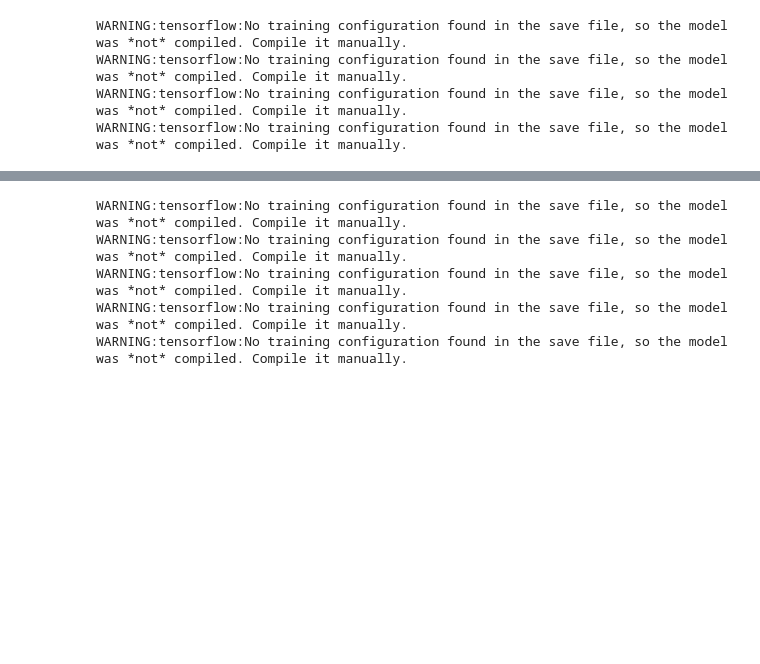
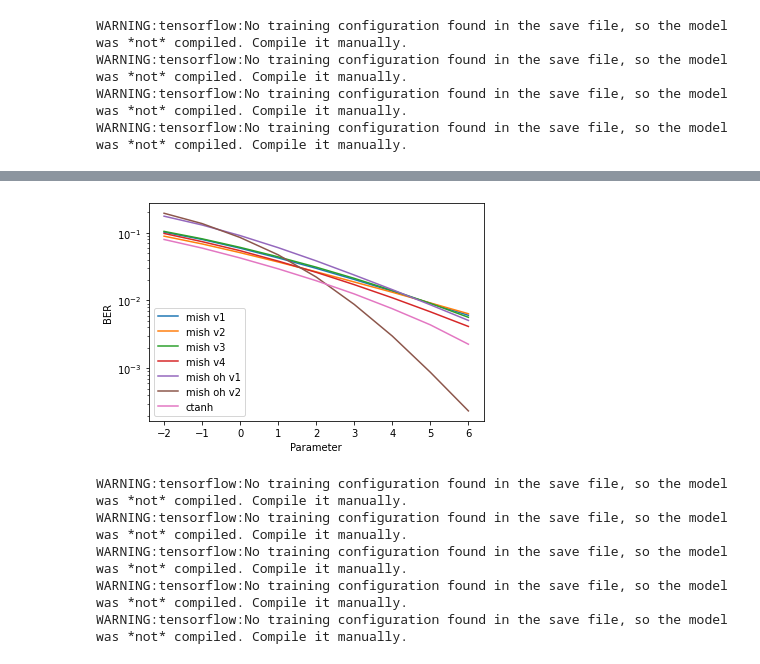
Before and after one commit to remzawi/deep_fec, a Jupyter notebook: AWGNAutoencoder_Plots.ipynb, the cells around one changed output, grey strips where cells are left out. Saved outputs shown, nothing was run; the diff lists cells and outputs as text; code cells hidden in the pictures; blank space fills up the shorter version.

```diff
--- a/AWGNAutoencoder_Plots.ipynb
+++ b/AWGNAutoencoder_Plots.ipynb
@@ -82,0 +90,21 @@ computeBER(encoder_list,decoder_list,['normal','normal','normal'],['normal','nor
+# %%
+from tensorflow.keras.models import load_model
+
+encoder1,decoder1=load_model('AWGNEncoder_mish.h5',custom_objects={'AWGN':AWGN,'normLayer':normLayer}),load_model('AWGNDecoder_mish.h5',custom_objects={'AWGN':AWGN},compile=False)
+encoder2,decoder2=load_model('AWGNEncoder_mish2.h5',custom_objects={'AWGN':AWGN,'normLayer':normLayer}),load_model('AWGNDecoder_mish2.h5',custom_objects={'AWGN':AWGN},compile=False)
+encoder3,decoder3=load_model('AWGNEncoder_mish3.h5',custom_objects={'AWGN':AWGN,'normLayer':normLayer}),load_model('AWGNDecoder_mish3.h5',custom_objects={'AWGN':AWGN},compile=False)
+encoder4,decoder4=load_model('AWGNEncoder_mish4.h5',custom_objects={'AWGN':AWGN,'normLayer':normLayer}),load_model('AWGNDecoder_mish4.h5',custom_objects={'AWGN':AWGN},compile=False)
+encoder5,decoder5=load_model('AWGNEncoder_mishoh.h5',custom_objects={'AWGN':AWGN,'normLayer':normLayer}),load_model('AWGNDecoder_mishoh.h5',custom_objects={'AWGN':AWGN},compile=False)
+encoder6,decoder6=load_model('AWGNEncoder_mishoh2.h5',custom_objects={'AWGN':AWGN,'pseudoNorm':pseudoNorm}),load_model('AWGNDecoder_mishoh2.h5',custom_objects={'AWGN':AWGN},compile=False)
+encoder7,decoder7=load_model('AWGNEncoder_ctanh.h5',custom_objects={'AWGN':AWGN,'normLayer':normLayer,'cTanh':cTanh}),load_model('AWGNDecoder_ctanh.h5',custom_objects={'AWGN':AWGN},compile=False)
+
+
+
+#encoder_list,decoder_list=[encoder1],[decoder1]
+encoder_list,decoder_list=[encoder1,encoder2,encoder3,encoder4,encoder5,encoder6,encoder7],[decoder1,decoder2,decoder3,decoder4,decoder5,decoder6,decoder7]
+computeBER(encoder_list,decoder_list,['normal','normal','normal','normal','onehot','onehot','normal'],['normal','normal','normal','normal','onehot','onehot','normal'],'AWGN',[-2,-1,0,1,2,3,4,5,6],do_polar_MAP=False,enc_MAP_ind=[],
+        save_params=False,params_name=['AWGNparams.npy'],
+        save_ber=False,ber_name=['AWGNber_05.npy','AWGNber_1.npy','AWGNber_2.npy','AWGNber_polarmap.npy','AWGNber_05_map.npy','AWGNber_1_map.npy','AWGNber_2_map.npy'],
+        plot_ber=True,points_per_value=2*[100000,200000,200000,400000,400000,1500000,2000000,3000000,5000000],plot_legend=['mish v1','mish v2','mish v3','mish v4','mish oh v1','mish oh v2','ctanh'],
+        save_fig=True,fig_name='normalizationArchitectures.pdf')
+# %% [output]
@@ -83,3 +118,4 @@ computeBER(encoder_list,decoder_list,['normal','normal','normal'],['normal','nor
+[figure, added]
 # %%
 from tensorflow.keras.models import load_model
 
```
Also changed, not shown: parts of 2 cells of this notebook, 5 other files.
